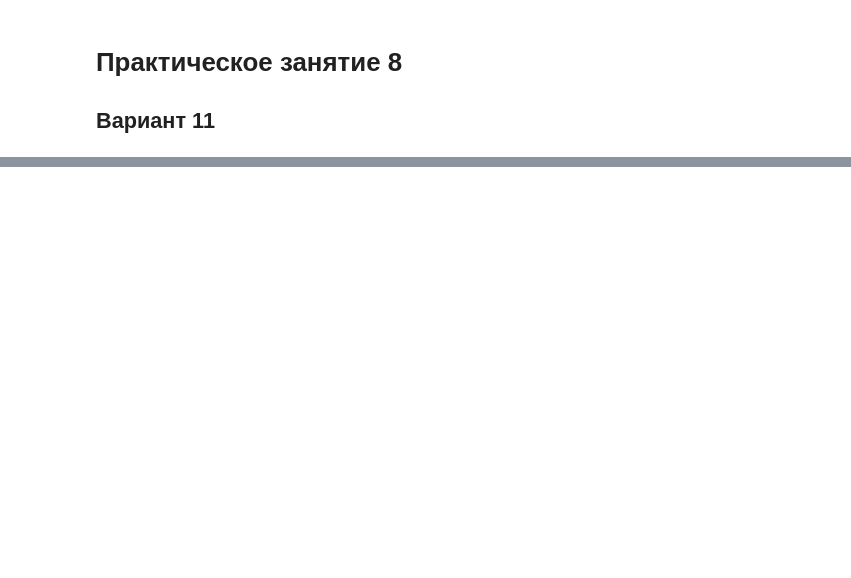
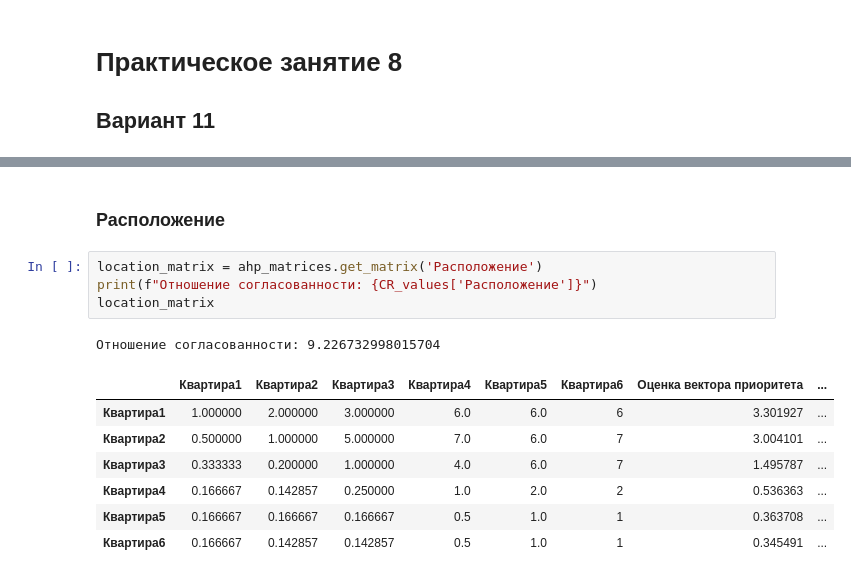
Before and after one commit to niktimf/CHSU_SA, a Jupyter notebook: EX9/EX9.ipynb, the cells around one changed output, grey strips where cells are left out. Cells and saved outputs as stored; diff of their text form; blank space fills up the shorter version.

```diff
--- a/EX9/EX9.ipynb
+++ b/EX9/EX9.ipynb
@@ -44,0 +265,15 @@ matrix_df
+# %% [markdown]
+### Расположение
+# %%
+location_matrix = ahp_matrices.get_matrix('Расположение')
+print(f"Отношение согласованности: {CR_values['Расположение']}")
+location_matrix
+# %% [output]
+Отношение согласованности: 9.226732998015704
+|  | Квартира1 | Квартира2 | Квартира3 | Квартира4 | Квартира5 | Квартира6 | Оценка вектора приоритета | ... |
+| Квартира1 | 1.000000 | 2.000000 | 3.000000 | 6.0 | 6.0 | 6 | 3.301927 | ... |
+| Квартира2 | 0.500000 | 1.000000 | 5.000000 | 7.0 | 6.0 | 7 | 3.004101 | ... |
+| Квартира3 | 0.333333 | 0.200000 | 1.000000 | 4.0 | 6.0 | 7 | 1.495787 | ... |
+| Квартира4 | 0.166667 | 0.142857 | 0.250000 | 1.0 | 2.0 | 2 | 0.536363 | ... |
+| Квартира5 | 0.166667 | 0.166667 | 0.166667 | 0.5 | 1.0 | 1 | 0.363708 | ... |
+| Квартира6 | 0.166667 | 0.142857 | 0.142857 | 0.5 | 1.0 | 1 | 0.345491 | ... |
```
Also changed, not shown: parts of 16 cells of this notebook.
